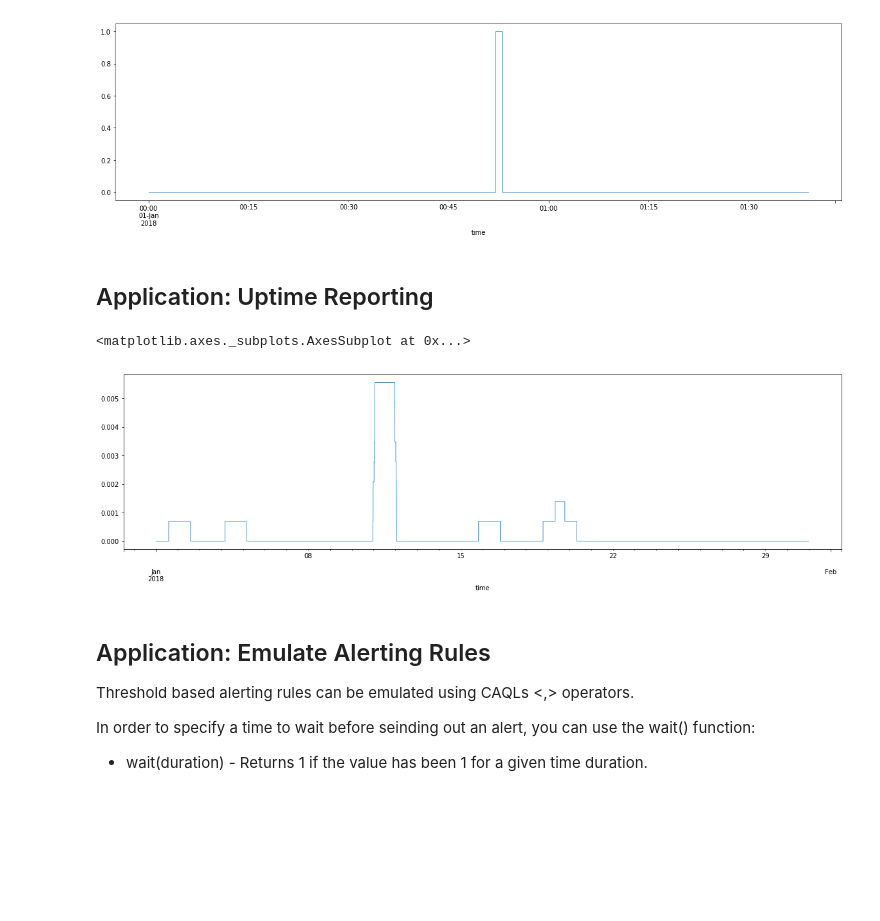
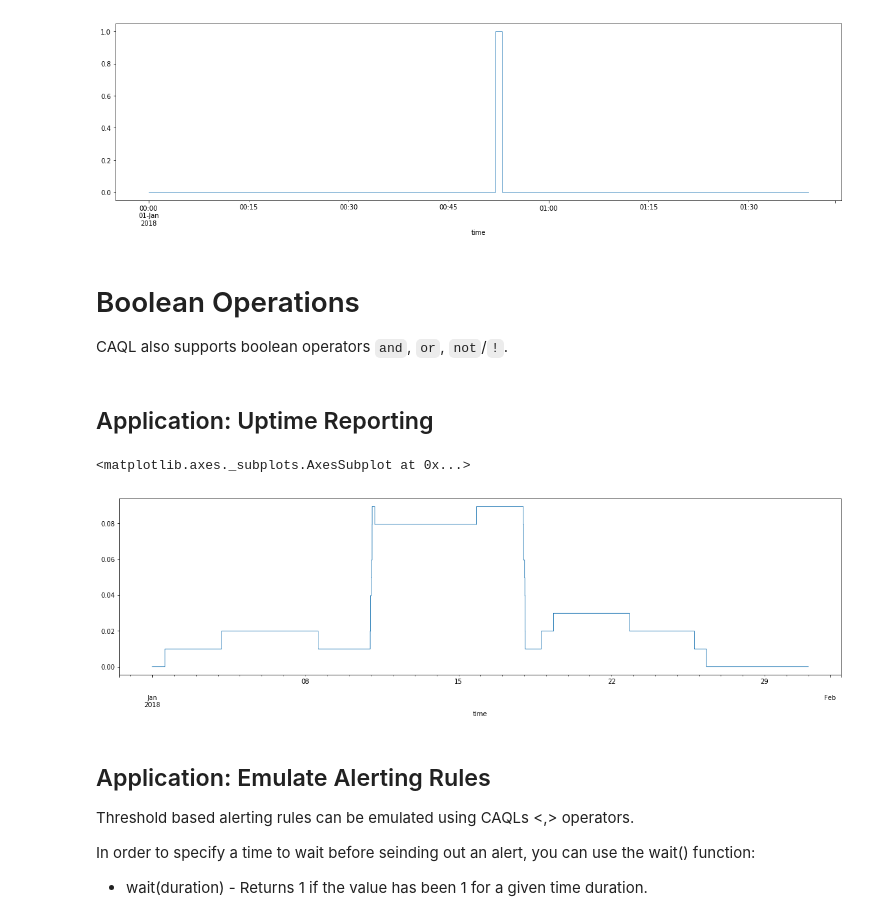
Before and after one commit to circonus-labs/caql-examples, a Jupyter notebook: 5. CAQL Stream Operations.ipynb, the cells around one changed output. Saved outputs shown, nothing was run; the diff lists cells and outputs as text; code cells hidden in the pictures; blank space fills up the shorter version.

```diff
--- a/5. CAQL Stream Operations.ipynb
+++ b/5. CAQL Stream Operations.ipynb
@@ -48,20 +58,25 @@ metric:average("673044d5-379a-4037-89e5-c0694ef756ed","duration") > 10
 # %% [output]
 <matplotlib.axes._subplots.AxesSubplot at 0x...>
 [figure]
+# %% [markdown]
+# Boolean Operations
+
+CAQL also supports boolean operators `and`, `or`, `not`/`!`.
 # %% [markdown]
 ## Application: Uptime Reporting
 # %%
 ## Count SLA Violation over per day
 
 caql_plot("demo", '''
 
-metric:average("673044d5-379a-4037-89e5-c0694ef756ed","duration") > 50  // SLA Violation
-| rolling:mean(1d)
+metric:average("673044d5-379a-4037-89e5-c0694ef756ed","duration") > 50  // SL* Violation
+| rolling:mean(7d)
+| op:prod(100) // return %
 
 ''', datetime(2018,1,1), 60, 60 * 24 * 30)
 # %% [output]
 <matplotlib.axes._subplots.AxesSubplot at 0x...>
-[figure, old version]
+[figure, new version]
 # %% [markdown]
 ## Application: Emulate Alerting Rules
 
```
Also changed, not shown: parts of 13 cells of this notebook, 3 other files.
